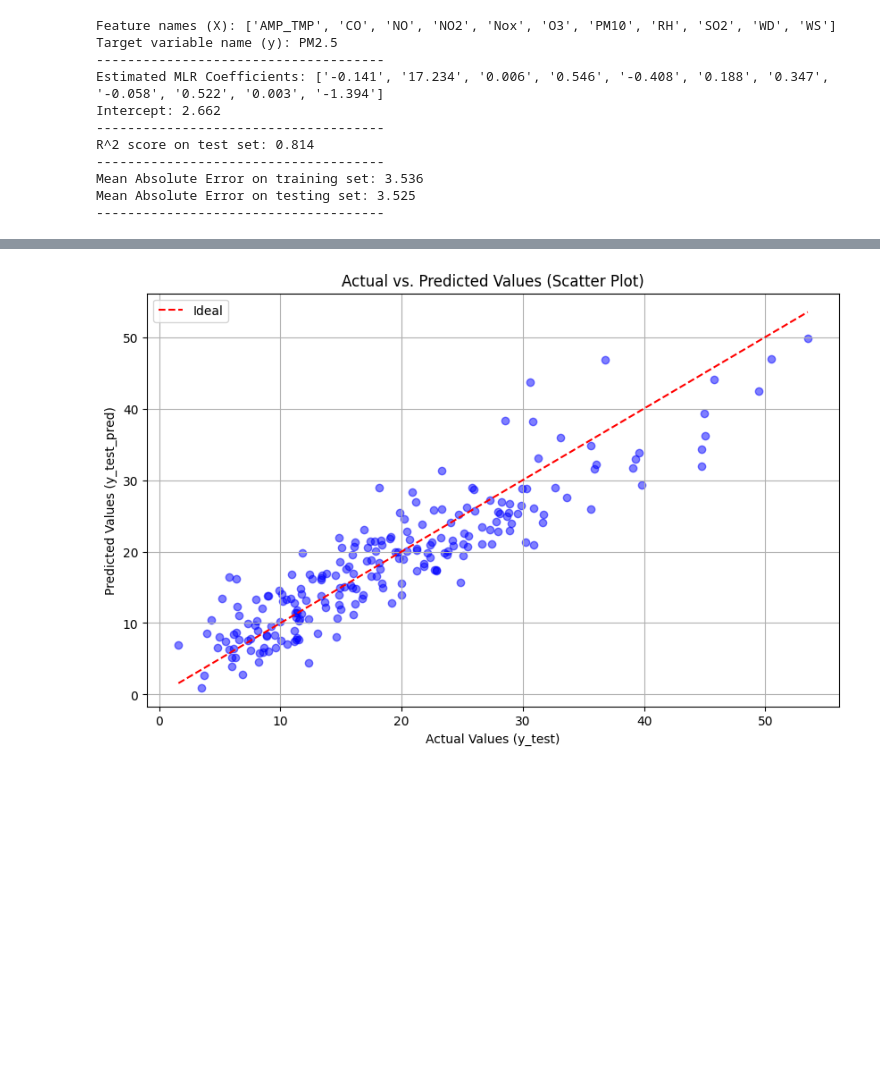
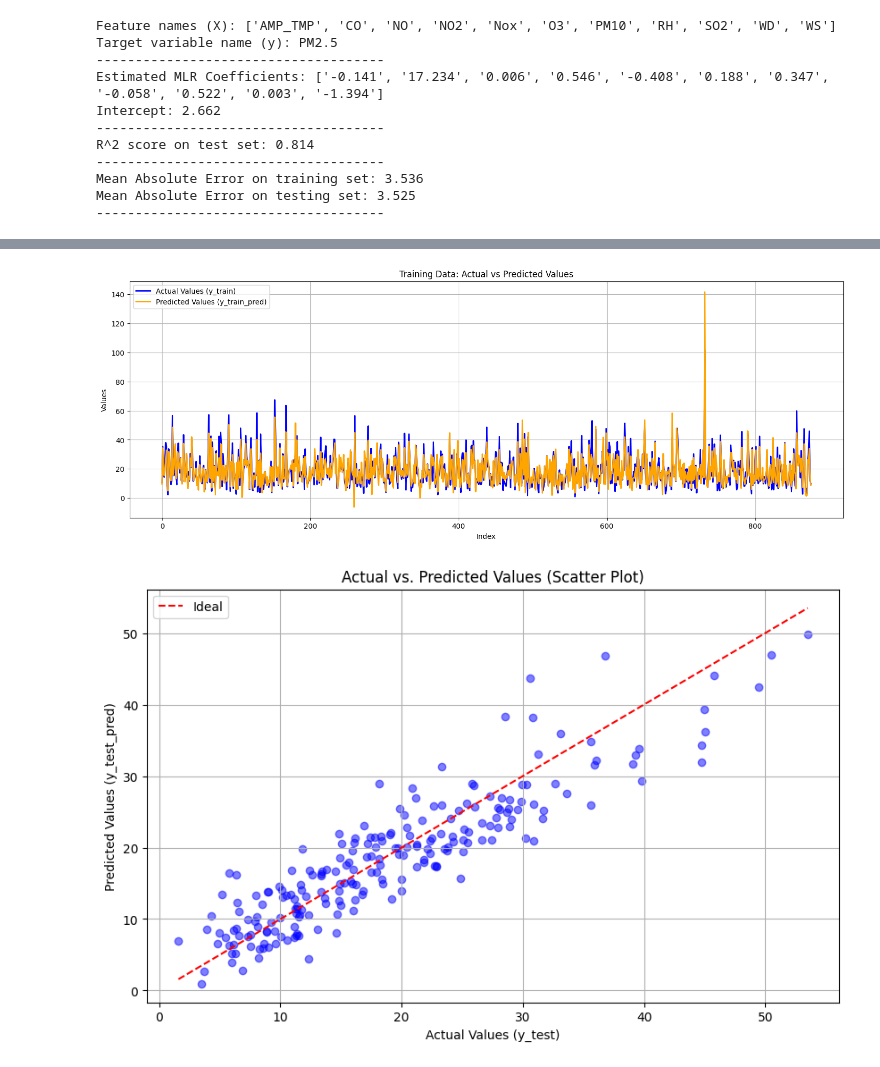
Before and after one commit to Rivenception/CSC521_Algorithms, a Jupyter notebook: Research_Paper/MLR.ipynb, the cells around one changed output, grey strips where cells are left out. Cells and saved outputs as stored; diff of their text form; code cells hidden in the pictures; blank space fills up the shorter version.

```diff
--- a/Research_Paper/MLR.ipynb
+++ b/Research_Paper/MLR.ipynb
@@ -115,3 +115,34 @@ plt.show()
+# %%
+import matplotlib.pyplot as plt
+import numpy as np
+
+# Change y_test from Pandas DataFrame to Numpy
+y_train_array = y_train.values
+y_train_array = y_train.values.reshape(-1)  # Reshape to a 1D array
+y_train_array = y_train.values.ravel() # Reshape to a 1D array
+
+# Create a figure and axis
+plt.figure(figsize=(18, 6))
+
+# Plot y_test and y_test_pred
+plt.plot(y_train_array, label="Actual Values (y_train)", color='blue', linewidth=2)
+plt.plot(y_train_pred, label="Predicted Values (y_train_pred)", color='orange', linewidth=2)
+
+# Adding grid
+plt.grid()
+
+# Adding title and labels
+plt.title("Training Data: Actual vs Predicted Values")
+plt.xlabel("Index")
+plt.ylabel("Values")
+
+# Adding a legend
+plt.legend()
+
+# Show the plot
+plt.show()
+# %% [output]
+[figure, added]
 # %%
 import matplotlib.pyplot as plt
 
```
Also changed, not shown: parts of 4 cells of this notebook.
